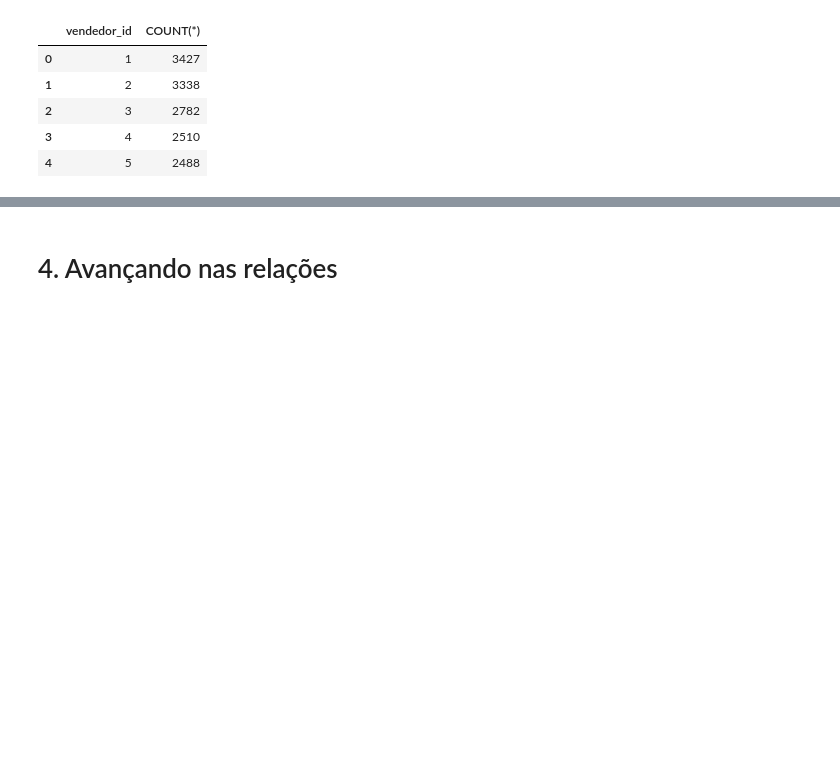
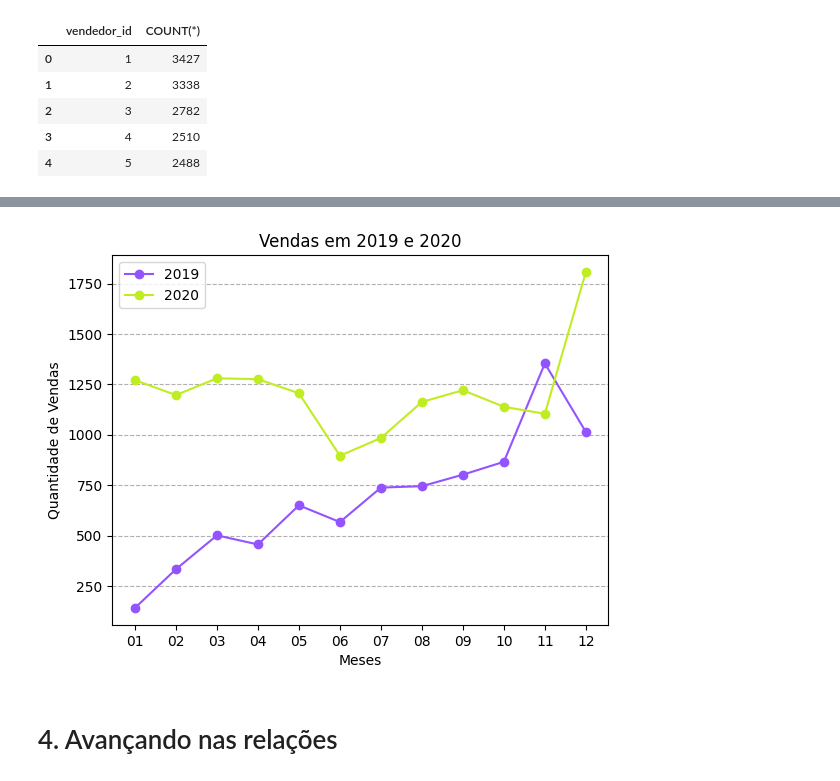
Before and after one commit to renatamontanhana/Python_e_SQL, a Jupyter notebook: Notebook_SQL_e_Python.ipynb, the cells around one changed output, grey strips where cells are left out. Cells and saved outputs as stored; diff of their text form; code cells hidden in the pictures; blank space fills up the shorter version.

```diff
--- a/Notebook_SQL_e_Python.ipynb
+++ b/Notebook_SQL_e_Python.ipynb
@@ -236,3 +236,23 @@ sql_df(query)
 | 2 | 3 | 2782 |
 | 3 | 4 | 2510 |
 | 4 | 5 | 2488 |
+# %%
+## Selecionar dados do ano de 2019
+query = '''
+SELECT strftime('%m', data_compra) AS mes, COUNT(*) AS quantidade_vendas
+FROM pedidos
+WHERE strftime('%Y', data_compra) = '2019'
+GROUP BY mes;
+'''
+vendas_19 = sql_df(query)
+vendas_19
+
+## Selecionar dados do ano de 2020
+query = '''
+SELECT strftime('%m', data_compra) AS mes, COUNT(*) AS quantidade_vendas
+FROM pedidos
+WHERE strftime('%Y', data_compra) = '2020'
+GROUP BY mes;
+'''
+vendas_20 = sql_df(query)
+vendas_20
@@ -239,3 +273,25 @@ sql_df(query)
+# %%
+import matplotlib.pyplot as plt
+
+# Plotar o gráfico de 2019 e 2020
+plt.plot(vendas_19.mes.to_numpy(), vendas_19.quantidade_vendas.to_numpy(), marker='o', linestyle='-', color='#9353FF', label = '2019')
+plt.plot(vendas_20.mes.to_numpy(), vendas_20.quantidade_vendas.to_numpy(), marker='o', linestyle='-', color='#C0ED22', label = '2020')
+
+# Definir título e eixos
+plt.title('Vendas em 2019 e 2020')
+plt.xlabel('Meses')
+plt.ylabel('Quantidade de Vendas')
+
+# Adicionar a legenda
+plt.legend()
+
+# Adicionar grid horizontal
+plt.grid(axis='y', linestyle='--')
+
+# Exibir a figura
+plt.show()
+# %% [output]
+[figure, added]
 # %% [markdown]
 # 4. Avançando nas relações
 # %% [markdown]
```
Also changed, not shown: parts of 1 cell of this notebook.
